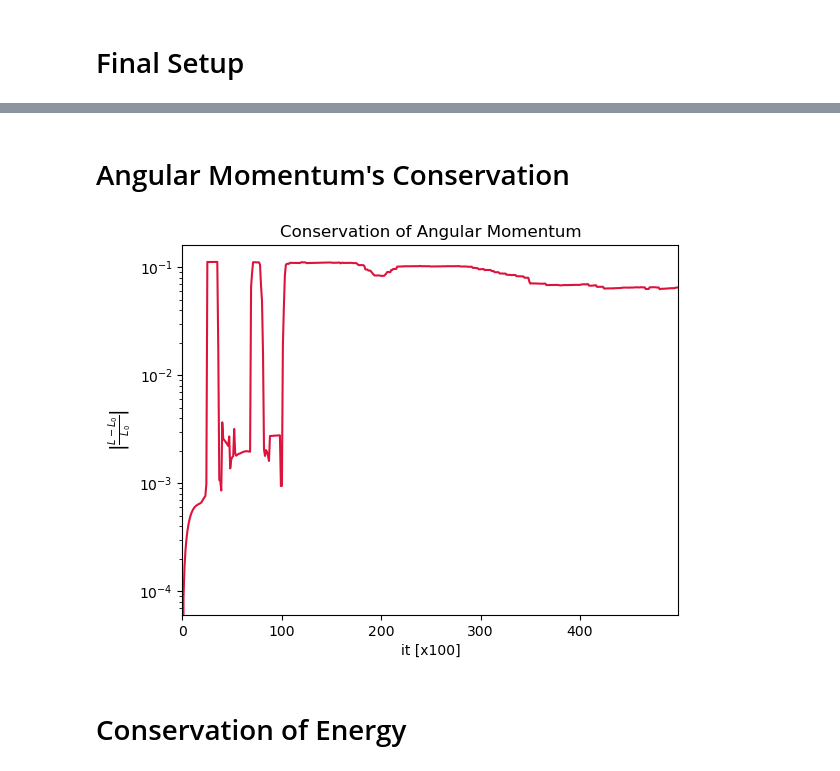
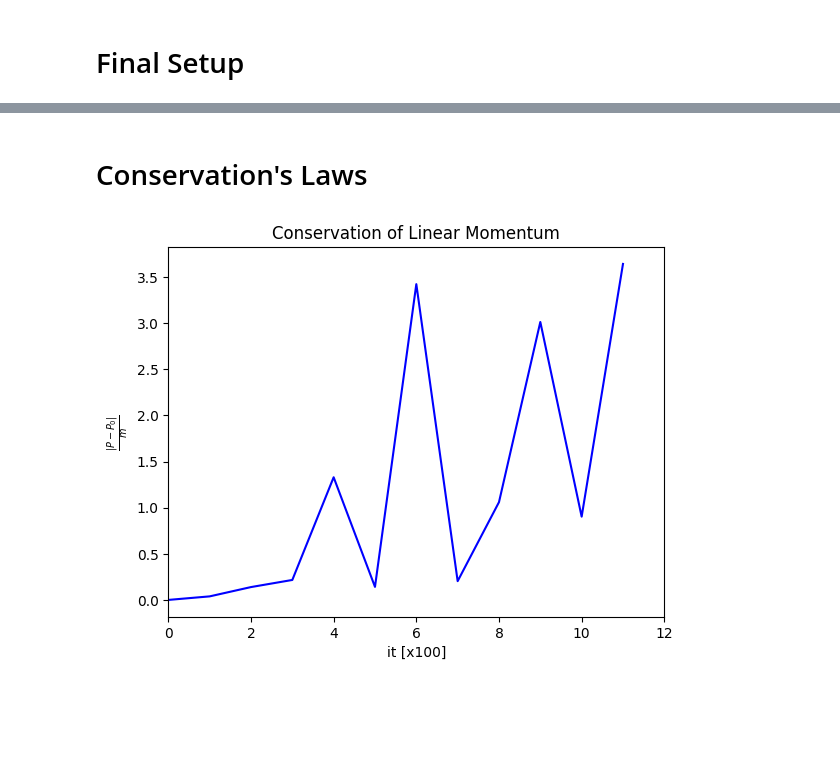
Before and after one commit to JackNarvaez/Rusph, a Jupyter notebook: Temp_Plots/Plots_kelvin_helmholtz.ipynb, the cells around one changed output, grey strips where cells are left out. Saved outputs shown, nothing was run; the diff lists cells and outputs as text; code cells hidden in the pictures; blank space fills up the shorter version.

```diff
--- a/Temp_Plots/Plots_kelvin_helmholtz.ipynb
+++ b/Temp_Plots/Plots_kelvin_helmholtz.ipynb
@@ -66,27 +36,34 @@ plt.show()
 # %% [markdown]
-# Angular Momentum's Conservation
+# Conservation's Laws
 # %%
 # Angular Momentum
-def angular_momentum(x, y, vx, vy):
-    return x*vy - y*vx
+def angular_momentum(x, y, z, vx, vy, vz):
+    lx = y*vz - z*vy
+    ly = z*vx - x*vz
+    lz = x*vy - y*vx
+    return lx, ly, lz
 # %%
-T = 500
+T = 12
 time = range(0, T)
 ang_mom = np.zeros(T)
+lin_mom = np.zeros(T)
+energ = np.zeros(T)
 
 for ii in range(1, T+1):
-    df = src.read_csv('../Data/results/kelvin_helmholtz/' + str(ii) + ".csv")
-    df.params={'mass': 2.0/df.shape[0]}
-    ang_mom[ii-1] = np.sum(angular_momentum(df['x'], df['y'], df['vx'], df['vy']))
+    df = src.read_csv('../Data/results/sedov_blast_wave/' + str(ii) + ".csv")
+    L = np.sum(angular_momentum(df['x'], df['y'], df['z'], df['vx'], df['vy'], df['vz']), axis=1)
+    ang_mom[ii-1] = np.sqrt(L[0]*L[0] + L[1]*L[1] + L[2]*L[2])
+    vx = np.sum(df['vx'])
+    vy = np.sum(df['vy'])
+    vz = np.sum(df['vz'])
+    lin_mom[ii-1] = np.sqrt(vx*vx + vy*vy + vz*vz)
+    energ[ii-1] = 0.5*lin_mom[ii-1] + np.sum(df['u'])
 # %%
-plt.plot(time[:], np.abs((ang_mom[:]-ang_mom[0])/ang_mom[0]), '-', color='crimson')
-plt.title("Conservation of Angular Momentum")
+plt.plot(time[:], np.abs((lin_mom[:]-lin_mom[0])/lin_mom[0]), '-', color='blue')
+plt.title("Conservation of Linear Momentum")
 plt.xlabel("it [x100]")
-plt.ylabel(r"$\left|\frac{L-L_0}{L_0}\right|$")
-plt.xlim(0, T-1)
-plt.yscale("log")
+plt.ylabel(r"$\frac{|P-P_0|}{m}$")
+plt.xlim(0, T)
 plt.show()
 # %% [output]
-[figure, old version]
+[figure, new version]
-# %% [markdown]
-# Conservation of Energy
```
Also changed, not shown: parts of 10 cells of this notebook, 11 other files.
